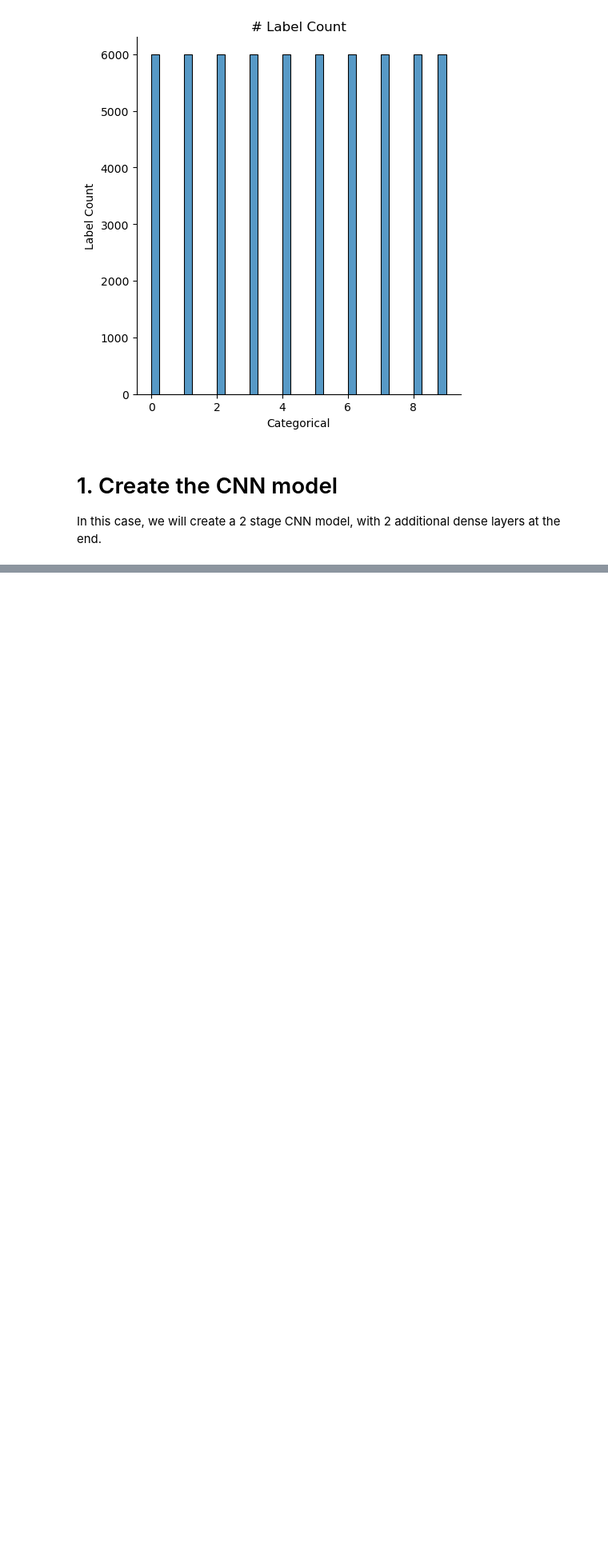
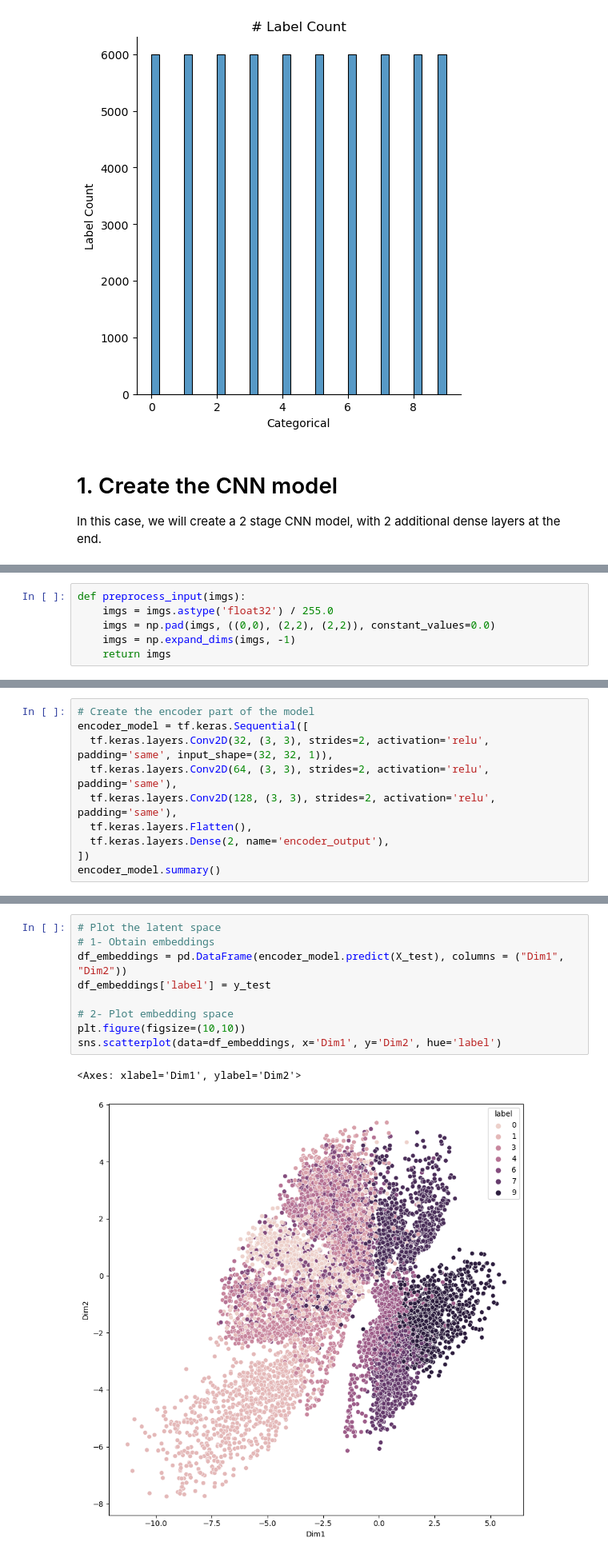
Before and after one commit to mcachosoblechero/Classic-ML-Datasets, a Jupyter notebook: MNIST/exploration/fashion_mnist.ipynb, the cells around one changed output, grey strips where cells are left out. Shown at 80% size. Drawn from its saved outputs; the diff is of its cells as text; blank space fills up the shorter version.

```diff
--- a/MNIST/exploration/fashion_mnist.ipynb
+++ b/MNIST/exploration/fashion_mnist.ipynb
@@ -134,0 +137,6 @@ Accuracy on the test set -> 0.9122999906539917
+# %%
+def preprocess_input(imgs):
+    imgs = imgs.astype('float32') / 255.0
+    imgs = np.pad(imgs, ((0,0), (2,2), (2,2)), constant_values=0.0)
+    imgs = np.expand_dims(imgs, -1)
+    return imgs
@@ -134,0 +146,10 @@ Accuracy on the test set -> 0.9122999906539917
+# %%
+# Create the encoder part of the model
+encoder_model = tf.keras.Sequential([
+  tf.keras.layers.Conv2D(32, (3, 3), strides=2, activation='relu', padding='same', input_shape=(32, 32, 1)),
+  tf.keras.layers.Conv2D(64, (3, 3), strides=2, activation='relu', padding='same'),
+  tf.keras.layers.Conv2D(128, (3, 3), strides=2, activation='relu', padding='same'),
+  tf.keras.layers.Flatten(),
+  tf.keras.layers.Dense(2, name='encoder_output'),
+])
+encoder_model.summary()
@@ -134,0 +278,12 @@ Accuracy on the test set -> 0.9122999906539917
+# %%
+# Plot the latent space
+# 1- Obtain embeddings
+df_embeddings = pd.DataFrame(encoder_model.predict(X_test), columns = ("Dim1", "Dim2"))
+df_embeddings['label'] = y_test
+
+# 2- Plot embedding space
+plt.figure(figsize=(10,10))
+sns.scatterplot(data=df_embeddings, x='Dim1', y='Dim2', hue='label')
+# %% [output]
+<Axes: xlabel='Dim1', ylabel='Dim2'>
+[figure, added]
```
Also changed, not shown: parts of 12 cells of this notebook.
